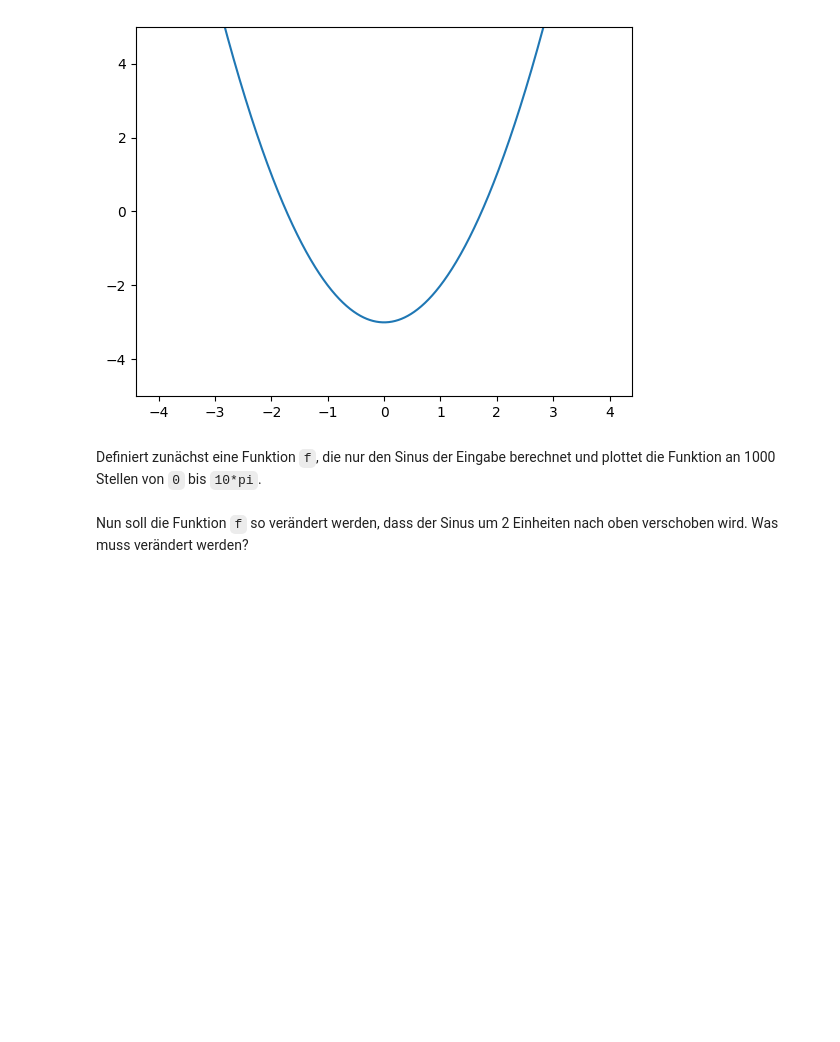
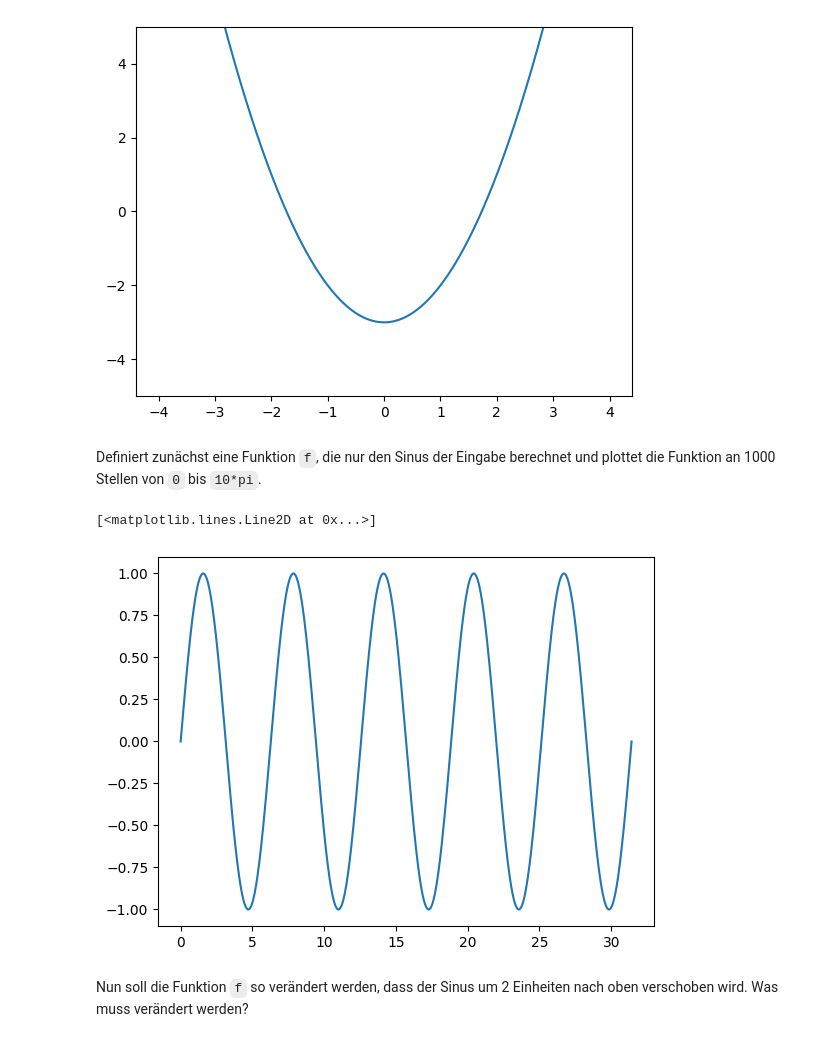
Before and after one commit to Zeck223/Bildverarbeitung, a Jupyter notebook: blatt09/präsenz/woche9Sinusoide_empty.ipynb, the cells around one changed output. Cells and saved outputs as stored; diff of their text form; code cells hidden in the pictures; blank space fills up the shorter version.

```diff
--- a/blatt09/präsenz/woche9Sinusoide_empty.ipynb
+++ b/blatt09/präsenz/woche9Sinusoide_empty.ipynb
@@ -19,5 +19,16 @@ plt.ylim((-5,5));
 [figure]
 # %% [markdown]
 Definiert zunächst eine Funktion `f`, die nur den Sinus der Eingabe berechnet und plottet die Funktion an 1000 Stellen von `0` bis `10*pi`.
+# %%
+def f(x):
+  return sin(x)
+
+x = np.linspace(0, 10*np.pi, 1000)
+y = list(map(f, x))
+
+plt.plot(x,y)
+# %% [output]
+[<matplotlib.lines.Line2D at 0x...>]
+[figure, added]
 # %% [markdown]
 Nun soll die Funktion `f` so verändert werden, dass der Sinus um 2 Einheiten nach oben verschoben wird. Was muss verändert werden?
```
Also changed, not shown: parts of 8 cells of this notebook, 2 other files.
